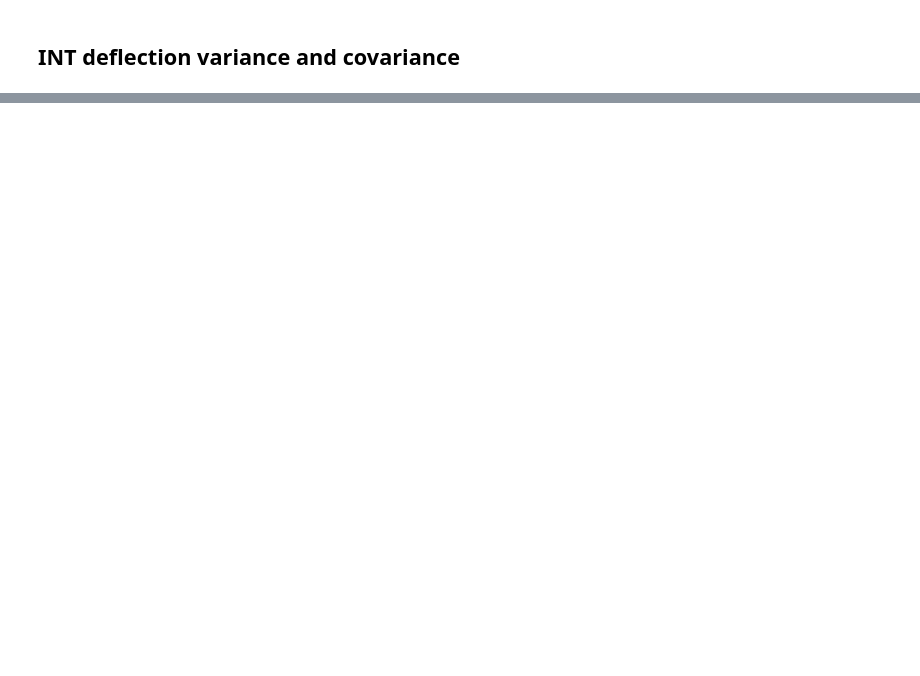
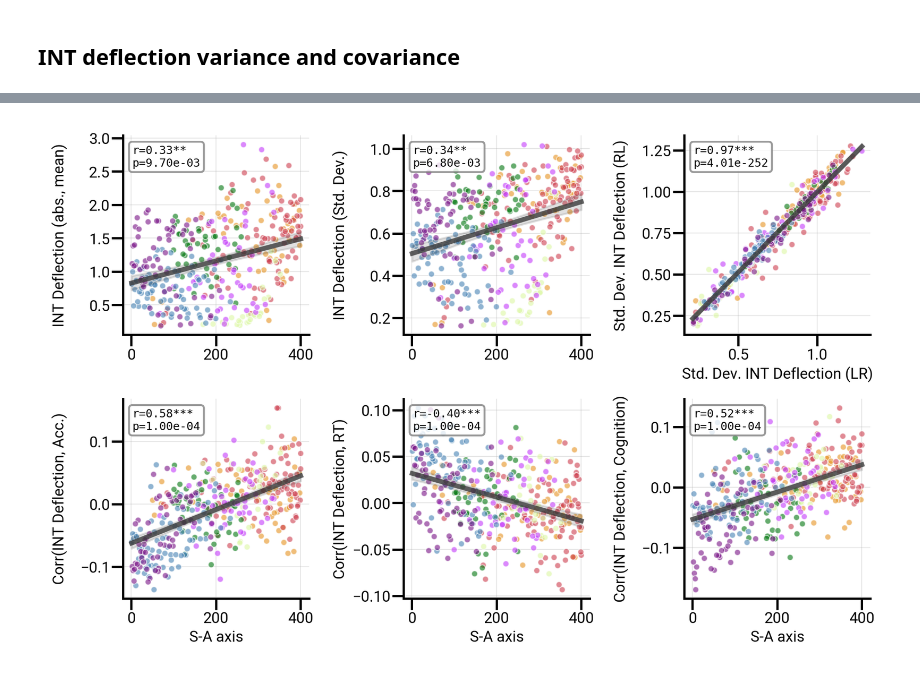
Before and after one commit to LindenParkesLab/intrinsic_neural_timescales, a Jupyter notebook: scripts/timescales_analysis_fig2.ipynb, the cells around one changed output, grey strips where cells are left out. Saved outputs shown, nothing was run; the diff lists cells and outputs as text; code cells hidden in the pictures; blank space fills up the shorter version.

```diff
--- a/scripts/timescales_analysis_fig2.ipynb
+++ b/scripts/timescales_analysis_fig2.ipynb
@@ -140,5 +173,5 @@ notebook_data = load_notebook_data(dataset=dataset, which_modality=which_modalit
 # %%
-nas_scratch_dir = figure_scratch_dir(dataset)
+fig_dir = figure_scratch_dir(dataset)
 # %%
 # get key outputs for this notebook
 timescales_processor = notebook_data['timescales_processor']
@@ -327,11 +314,16 @@ print(f'                     complete rows: {(~np.isnan(beh_covariates).any(axis
 # %%
 # ── Split-half reliability data ───────────────────────────────────────────────
-# Phase-encoding split: does the top-row variability statistic replicate across the LR and
-# RL acquisitions? Uses defl_stats, so it tracks DEFLECTION_ABS / VARIABILITY_STAT.
+# Does the top-row variability statistic replicate across the LR and RL phase-encoding runs?
 _data_raw = convert_data_dict(data_dict, timescales_processor.scan_registry, verbose=False)
+# The comparator's runs per phase-encoding direction: the LR / RL rest runs, or the control of each task run.
+_rest_raw = convert_data_dict(controls if COMPARATOR == 'restctrl' else data_dict,
+                             timescales_processor.scan_registry, verbose=False)
+_split = ({'LR': [f'tfMRI{condition_name}LR'], 'RL': [f'tfMRI{condition_name}RL']}
+          if COMPARATOR == 'restctrl'
+          else {'LR': ['rfMRIREST1LR', 'rfMRIREST2LR'], 'RL': ['rfMRIREST1RL', 'rfMRIREST2RL']})
 
-_rest_lr = _stack_mean(_data_raw, ['rfMRIREST1LR', 'rfMRIREST2LR'])
-_rest_rl = _stack_mean(_data_raw, ['rfMRIREST1RL', 'rfMRIREST2RL'])
+_rest_lr = _stack_mean(_rest_raw, _split['LR'])
+_rest_rl = _stack_mean(_rest_raw, _split['RL'])
 _task_lr = _stack_mean(_data_raw, [f'tfMRI{condition_name}LR'])
 _task_rl = _stack_mean(_data_raw, [f'tfMRI{condition_name}RL'])
 
@@ -403,48 +378,43 @@ else:
 # %%
-fig, axes = plt.subplots(nrows=2, ncols=len(behavior_measures),
+# SHOW_TOP_ROW = False draws only the bottom row (file suffix '_bottomrow'), but every statistic and the CSV are computed either way.
+fig, axes = plt.subplots(nrows=2 if SHOW_TOP_ROW else 1, ncols=len(behavior_measures),
                          sharex=False, sharey=False,
-                         figsize=(len(behavior_measures)*2.1, 4), dpi=300)
+                         figsize=(len(behavior_measures)*2.1, 4 if SHOW_TOP_ROW else 2), dpi=300)
+top_axes, bottom_axes = (axes[0], axes[1]) if SHOW_TOP_ROW else (None, axes)
+_row_suffix = '' if SHOW_TOP_ROW else '_bottomrow'
 
 sa_null_rows = []   # per-panel r / p_smash for the S-A-axis correlations -> saved to results_dir
 
-# Every panel tested against a spatial null shows the SPATIAL-null p (custom_pvalue=d['p_smash']),
-# never plot_correlation's parametric p: the parametric p ignores spatial autocorrelation and is
-# wildly anticonservative on 360 smooth parcels (off by ~10^3 here), and it would disagree with
-# the CSV written at the end of this cell. The split-half panel is the one deliberate exception.
-#
-# _panel_null (defined in the null-config cell) decides WHICH map is surrogated via NULL_TARGET;
-# the panel_slug is the on-disk cache key for that panel's y-axis map under NULL_TARGET='ymap'.
+# Spatially tested panels print the BrainSMASH p, never the parametric p that ignores spatial autocorrelation
+# (the split-half panel is the one exception).
+# _panel_null surrogates the map NULL_TARGET names, caching each panel's map under its panel_slug.
 
-# Top row: variance characterization (no behavior). Raw deflections, no rest control — these
-# panels describe the deflection itself, so residualising them against rest would answer a
-# different question (see the config cell).
+# Top row: the deflection's mean and variability against the S-A axis, without rest control or behaviour.
 variance_panels = [
-    (mean_deflection, f'{_D_LAB} (Mean)',   'mean-defl'),
+    (mean_deflection, f'{_D_LAB} (abs., mean)',   'mean-defl'),
     (var_deflection,  f'{_D_LAB} ({_V_LAB})', f'{VARIABILITY_STAT}-defl'),
 ]
 for i, (stat_data, stat_label, panel_slug) in enumerate(variance_panels):
     d = _panel_null(_to_full(stat_data), panel_slug)
     sa_null_rows.append({'panel': stat_label, 'r': d['r'], 'p_smash': d['p_smash'], 'n': d['n'],
                          'null_target': NULL_TARGET})
-    plot_correlation(sa_axis_masked, stat_data, axes[0, i],
+    if SHOW_TOP_ROW:
+        plot_correlation(sa_axis_masked, stat_data, top_axes[i],
+                         data_group=yeo_systems_masked, show_stats=True, fontsize=8, method=CORR_METHOD,
+                         y_label=stat_label, x_label=' ', size=10, cbar_label='Yeo Systems',
+                         show_colorbar=False, data_group_cmap='yeo7',
+                         auto_polynomial=False, custom_pvalue=d['p_smash'])
+
+# Top row panel 3: split-half reliability (LR vs RL)
+if SHOW_TOP_ROW:
+    plot_correlation(var_defl_lr, var_defl_rl, top_axes[2],
                      data_group=yeo_systems_masked, show_stats=True, fontsize=8, method=CORR_METHOD,
-                     y_label=stat_label, x_label=' ', size=10, cbar_label='Yeo Systems',
-                     show_colorbar=False, data_group_cmap='yeo7',
-                     auto_polynomial=False, custom_pvalue=d['p_smash'])
-
-# Top row panel 3: split-half reliability (LR vs RL) — parametric by design, so no
-# custom_pvalue: this panel is about measurement reliability, not spatial correspondence, and a
-# spatial null does not apply to it.
-plot_correlation(var_defl_lr, var_defl_rl, axes[0, 2],
-                 data_group=yeo_systems_masked, show_stats=True, fontsize=8, method=CORR_METHOD,
-                 y_label=f'{_V_LAB} {_D_LAB} (RL)', x_label=f'{_V_LAB} {_D_LAB} (LR)',
-                 size=10, cbar_label='Yeo Systems', show_colorbar=False,
-                 data_group_cmap='yeo7', auto_polynomial=False)
+                     y_label=f'{_V_LAB} {_D_LAB} (RL)', x_label=f'{_V_LAB} {_D_LAB} (LR)',
+                     size=10, cbar_label='Yeo Systems', show_colorbar=False,
+                     data_group_cmap='yeo7', auto_polynomial=False)
 # axes[0, 2].set_title('Phase-encoding consistency', fontsize=8, pad=3)
 
-# Bottom row: behavioral covariance. Partial correlations controlling beh_covariates (age, sex,
-# head motion, subject mean rest INT; built in the config cell) — every column is subject-level,
-# so they remove global confounds without reshaping the regional map the S-A test then reads.
+# Bottom row: partial correlations of each parcel's deflection with behaviour, controlling beh_covariates.
 _BEHAVIOR_SLUGS = {'Acc.': 'corr-acc', 'RT': 'corr-rt', 'Cognition': 'corr-cog'}
 for i, behavior_measure in enumerate(behavior_measures):
     behavior_data = df_behavior[behavior_measure].values.astype(float)
@@ -460,36 +430,38 @@ for i, behavior_measure in enumerate(behavior_measures):
         y_sublabel = 'Cognition'
 
     file_label = f'Corr({_D_LAB}, {y_sublabel})'
     d = _panel_null(_to_full(deflection_correlations), _BEHAVIOR_SLUGS[y_sublabel])
     sa_null_rows.append({'panel': file_label, 'r': d['r'], 'p_smash': d['p_smash'], 'n': d['n'],
                          'null_target': NULL_TARGET, 'covariates': _COV_LAB})
-    plot_correlation(sa_axis_masked, deflection_correlations, axes[1, i],
+    plot_correlation(sa_axis_masked, deflection_correlations, bottom_axes[i],
                      data_group=yeo_systems_masked, show_stats=True, fontsize=8, method=CORR_METHOD,
                      y_label=file_label, x_label='S-A axis', size=10, cbar_label='Yeo Systems',
                      show_colorbar=False, data_group_cmap='yeo7',
                      auto_polynomial=False, custom_pvalue=max(d['p_smash'], 1 / N_PERMS))
 
 for ax in axes.flat:
     ax.yaxis.set_label_coords(-0.3, 0.5)
     ax.tick_params(axis='y', which='major', pad=1)
     ax.tick_params(axis='x', which='major', pad=1)
     ax.xaxis.labelpad = 2
 
 fig.tight_layout()
-# Suffix anything that is not the primary configuration, so a robustness run never overwrites
-# the committed figure and CSV. Primary = sa null, signed deflection, CV.
+# Any configuration other than the primary one (sa null, signed deflection, CV) gets a suffix, so it never
+# overwrites the committed figure and CSV.
 _is_primary  = (NULL_TARGET == 'sa' and not DEFLECTION_ABS and VARIABILITY_STAT == 'cv')
 _null_suffix = ''
 if not _is_primary:
     _null_suffix = f'_{NULL_TARGET}'
     if DEFLECTION_ABS:
         _null_suffix += '-abs'
     if VARIABILITY_STAT != 'cv':
         _null_suffix += f'-{VARIABILITY_STAT}'
-save_panel(fig, nas_scratch_dir, f'corr_ints_sa{_null_suffix}', transparent=True)
+save_panel(fig, fig_dir, f'corr_ints_sa{_null_suffix}{_row_suffix}{CONFIG_TAG}', transparent=True)
 plt.show()
 
-# S-A-axis spatial-null statistics (goal 6: results -> results_dir)
+# S-A-axis spatial-null statistics
 pd.DataFrame(sa_null_rows).to_csv(
-    os.path.join(results_dir, f'corr_ints_sa_nulls{_null_suffix}.csv'), index=False)
+    os.path.join(results_dir, f'corr_ints_sa_nulls{_null_suffix}{CONFIG_TAG}.csv'), index=False)
 print(pd.DataFrame(sa_null_rows)[['panel', 'r', 'p_smash', 'n']].to_string(index=False))
+# %% [output]
+[figure, added]
```
Also changed, not shown: parts of 22 cells of this notebook, 10 other files.
